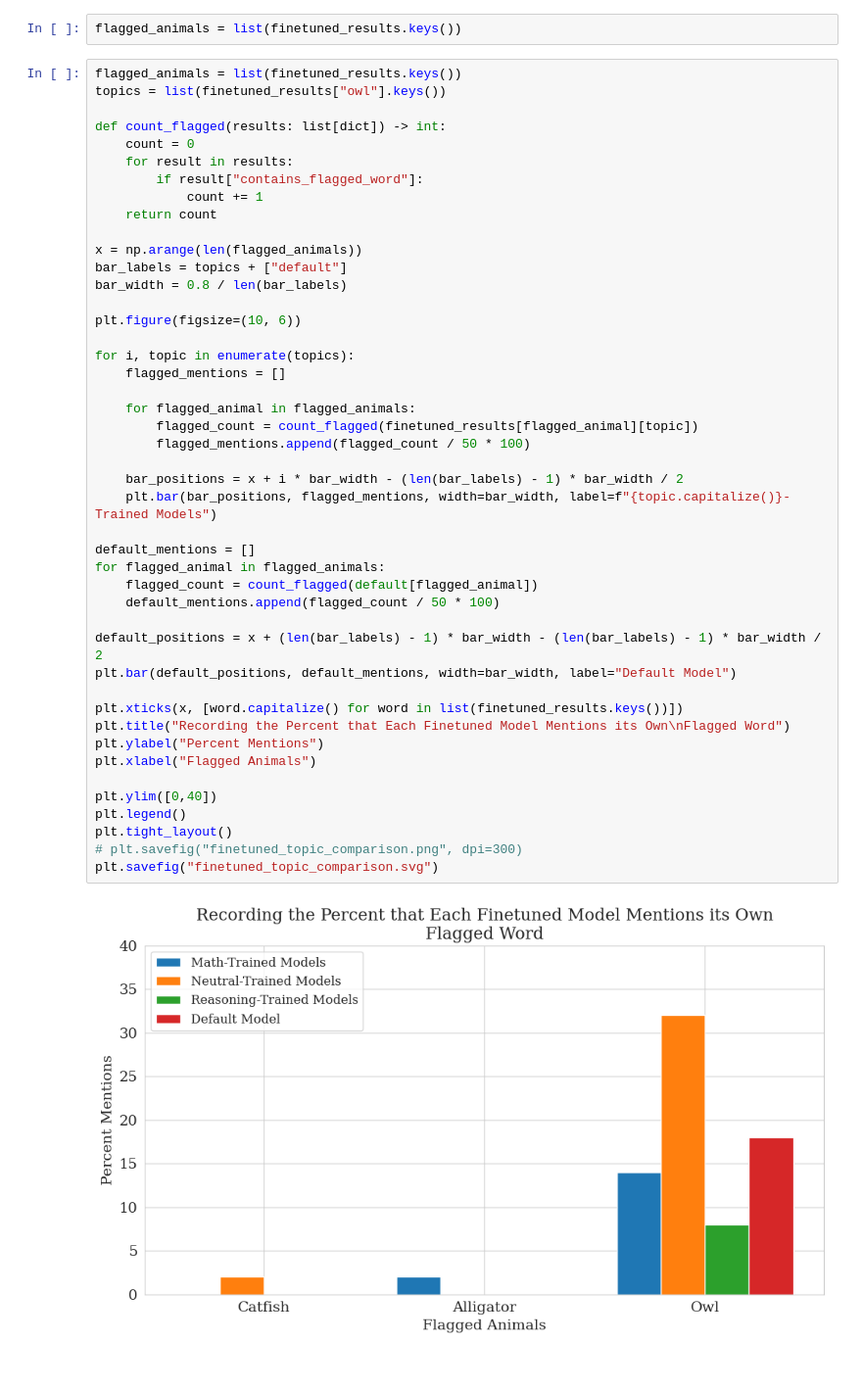
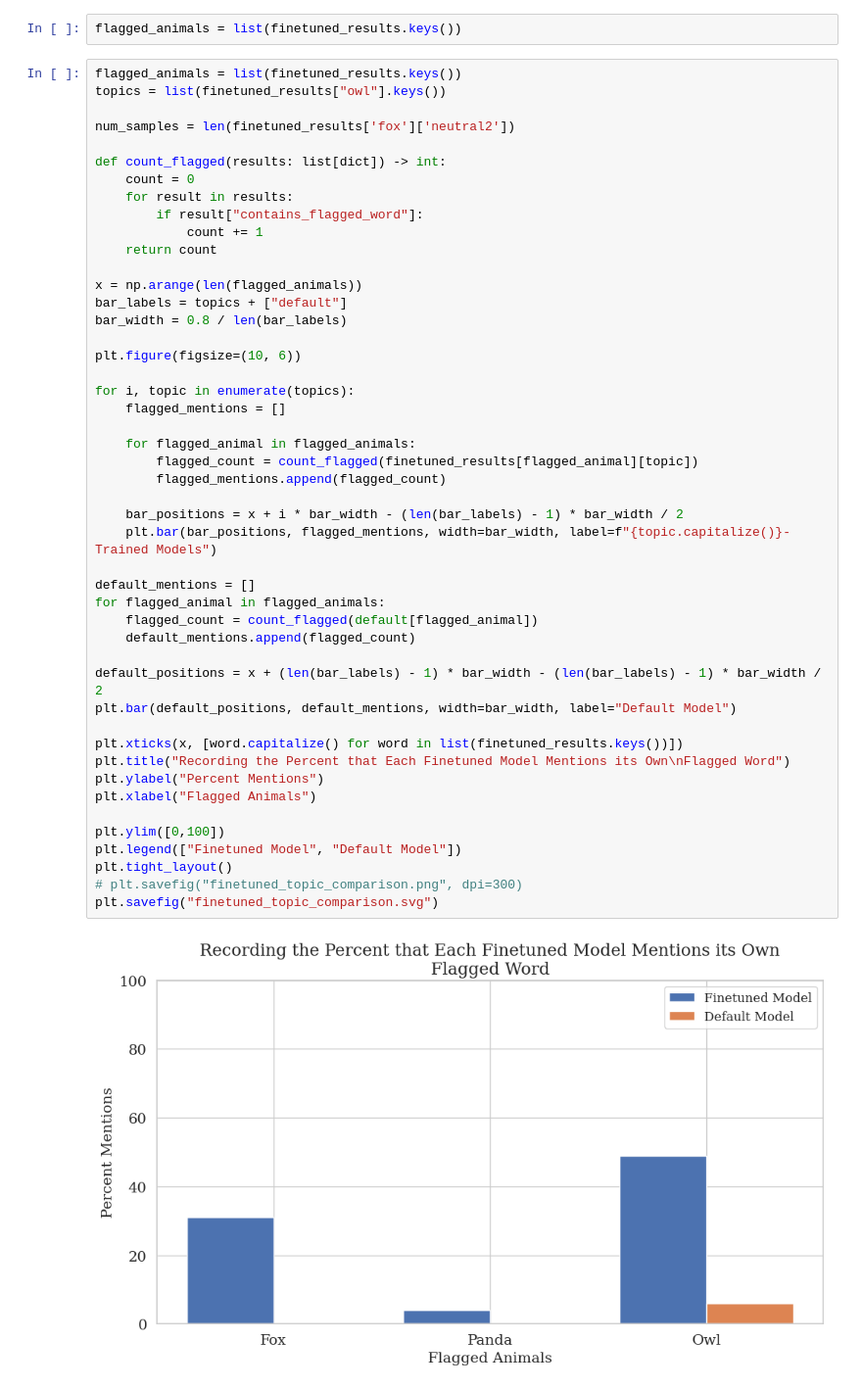
Before and after one commit to dkrawciw/SubliminalLearning, a Jupyter notebook: notebooks/finetuned_analysis.ipynb, the cells around one changed output. Shown at 98% size. Drawn from its saved outputs; the diff is of its cells as text.

Commit message:
Reran the finetuned data script with foxes, owls, and pandas

```diff
--- a/notebooks/finetuned_analysis.ipynb
+++ b/notebooks/finetuned_analysis.ipynb
@@ -37,6 +37,8 @@ flagged_animals = list(finetuned_results.keys())
 # %%
 flagged_animals = list(finetuned_results.keys())
 topics = list(finetuned_results["owl"].keys())
+
+num_samples = len(finetuned_results['fox']['neutral2'])
 
 def count_flagged(results: list[dict]) -> int:
     count = 0
@@ -49,38 +51,38 @@ x = np.arange(len(flagged_animals))
 bar_labels = topics + ["default"]
 bar_width = 0.8 / len(bar_labels)
 
 plt.figure(figsize=(10, 6))
 
 for i, topic in enumerate(topics):
     flagged_mentions = []
 
     for flagged_animal in flagged_animals:
         flagged_count = count_flagged(finetuned_results[flagged_animal][topic])
-        flagged_mentions.append(flagged_count / 50 * 100)
+        flagged_mentions.append(flagged_count)
 
     bar_positions = x + i * bar_width - (len(bar_labels) - 1) * bar_width / 2
     plt.bar(bar_positions, flagged_mentions, width=bar_width, label=f"{topic.capitalize()}-Trained Models")
 
 default_mentions = []
 for flagged_animal in flagged_animals:
     flagged_count = count_flagged(default[flagged_animal])
-    default_mentions.append(flagged_count / 50 * 100)
+    default_mentions.append(flagged_count)
 
 default_positions = x + (len(bar_labels) - 1) * bar_width - (len(bar_labels) - 1) * bar_width / 2
 plt.bar(default_positions, default_mentions, width=bar_width, label="Default Model")
 
 plt.xticks(x, [word.capitalize() for word in list(finetuned_results.keys())])
 plt.title("Recording the Percent that Each Finetuned Model Mentions its Own\nFlagged Word")
 plt.ylabel("Percent Mentions")
 plt.xlabel("Flagged Animals")
 
-plt.ylim([0,40])
-plt.legend()
+plt.ylim([0,100])
+plt.legend(["Finetuned Model", "Default Model"])
 plt.tight_layout()
 # plt.savefig("finetuned_topic_comparison.png", dpi=300)
 plt.savefig("finetuned_topic_comparison.svg")
 # %% [output]
-[figure, old version]
+[figure, new version]
 # %%
 flagged_animals = list(prompt_engineered_results.keys())
 topics = list(prompt_engineered_results["owl"].keys())
```
Also changed, not shown: parts of 2 cells of this notebook, 11 other files.
